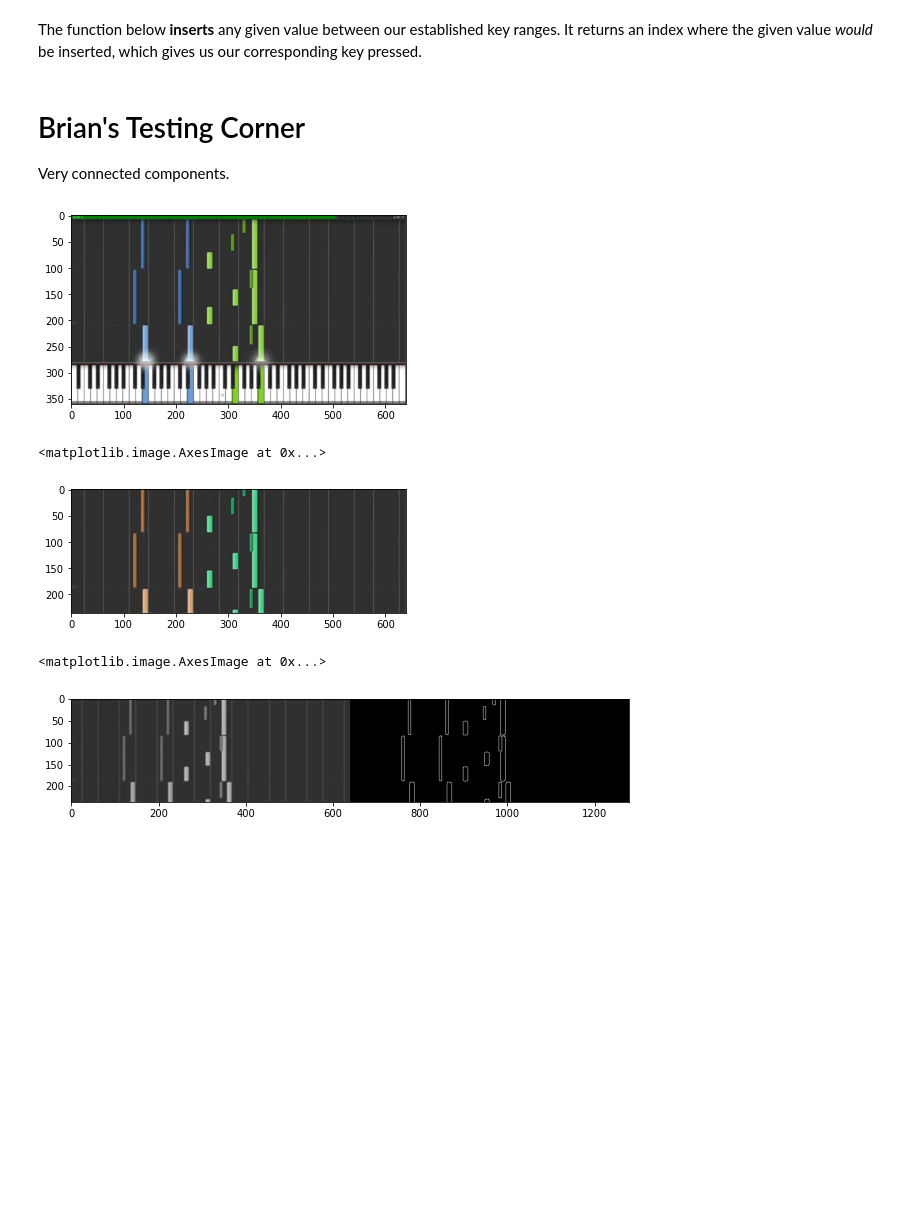
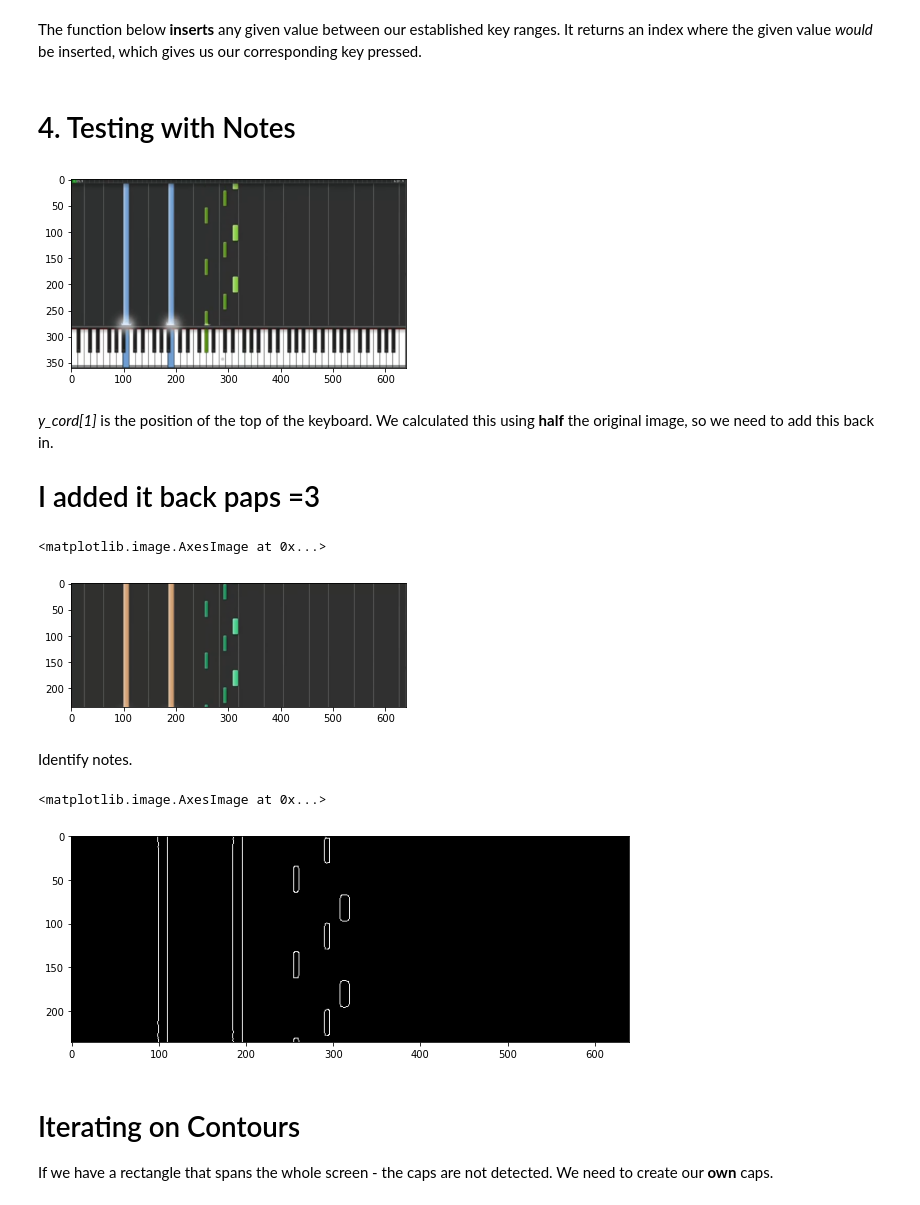
Before and after one commit to cooldecola/piano2sheet, a Jupyter notebook: src/brian's testing corner.ipynb, the cells around one changed output. Saved outputs shown, nothing was run; the diff lists cells and outputs as text; code cells hidden in the pictures; blank space fills up the shorter version.

```diff
--- a/src/brian's testing corner.ipynb
+++ b/src/brian's testing corner.ipynb
@@ -331,14 +277,11 @@ The function below **inserts** any given value between our established key range
 # %%
 note, index = key_pressed(full_key_list, 999)
 # print(index)
-# %% [markdown]
-# Brian's Testing Corner
-Very connected components.
+# %% [markdown]
+# 4. Testing with Notes
 # %%
 #sample piano image from youtube
-# img_notes = cv2.imread("synthesia_fg.png")
-img_notes = cv2.imread("Moonlight Sonata 1st Movement.png")
-
+img_notes = cv2.imread("Moonlight Sonata 1st Movement_02.png")
 
 #converting to gray
 gray_notes = cv2.cvtColor(img_notes, cv2.COLOR_BGR2GRAY)
@@ -348,7 +291,11 @@ plt.imshow(img_notes_rgb)
 # plt.axis('off')
 plt.show()
 # %% [output]
-[figure, old version]
+[figure, new version]
+# %% [markdown]
+*y_cord[1]* is the position of the top of the keyboard. We calculated this using **half** the original image, so we need to add this back in.
+
+# I added it back paps =3
 # %%
 #Cropped
 top_keys_index = y_cord[1] + img_notes.shape[0]//2
@@ -357,6 +304,8 @@ crop_img_notes = img_notes[20:(int(top_keys_index)-30)] #Crop the top 20 pixels
 plt.imshow(crop_img_notes)
 # %% [output]
 <matplotlib.image.AxesImage at 0x...>
-[figure, old version]
+[figure, new version]
+# %% [markdown]
+Identify notes.
 # %%
 crop_img_notes_gray = cv2.cvtColor(crop_img_notes, cv2.COLOR_BGR2GRAY)
@@ -372,20 +321,19 @@ crop_img_notes_gray = cv2.cvtColor(crop_img_notes, cv2.COLOR_BGR2GRAY)
 # plt.imshow(th_notes, cmap = "gray")
 # plt.show()
 # %%
-k = 5 #This level of blurring made it possible to just view the coins
+k = 7 #This level of blurring made it possible to just view the notes
 blurred = cv2.GaussianBlur(crop_img_notes_gray, (k,k), 0)
 
 t1 = 15
-t2 = 100
+t2 = 105
 edged = cv2.Canny(blurred, t1, t2)
 
-horiz_stack = np.hstack([
-    blurred,
-    edged
-])
-plt.figure(figsize = (10,6))
-plt.imshow(horiz_stack, cmap = "gray")
+plt.figure(figsize=(10,10))
+plt.imshow(edged, cmap = "gray")
 # %% [output]
 <matplotlib.image.AxesImage at 0x...>
-[figure, old version]
+[figure, new version]
+# %% [markdown]
+# Iterating on Contours
+If we have a rectangle that spans the whole screen - the caps are not detected. We need to create our **own** caps.
 # %%
```
Also changed, not shown: parts of 14 cells of this notebook, 2 other files.
